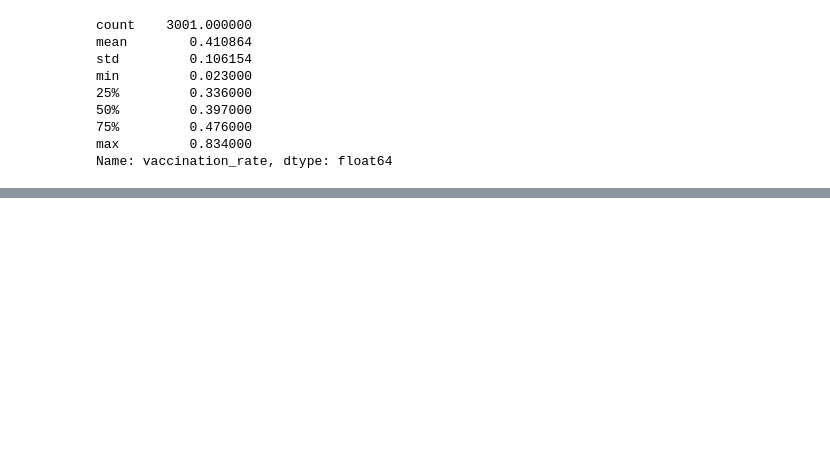
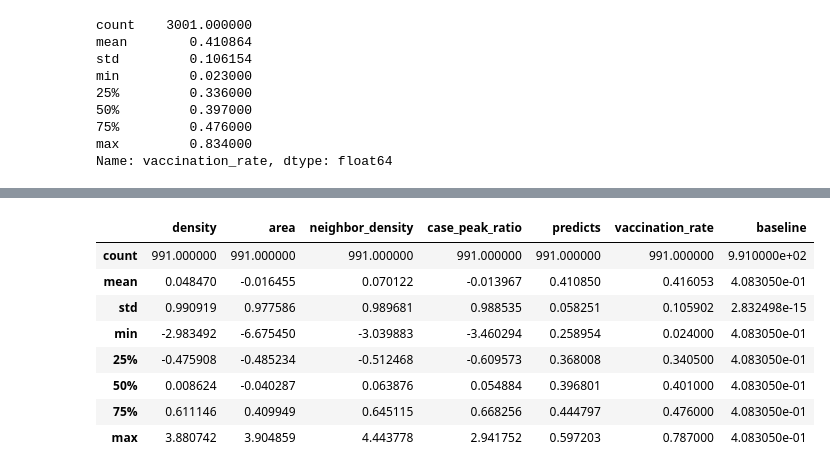
Before and after one commit to feynmanm/covid, a Jupyter notebook: notebooks/CANnotebooks/predictions.ipynb, the cells around one changed output, grey strips where cells are left out. Cells and saved outputs as stored; diff of their text form; code cells hidden in the pictures; blank space fills up the shorter version.

```diff
--- a/notebooks/CANnotebooks/predictions.ipynb
+++ b/notebooks/CANnotebooks/predictions.ipynb
@@ -518,0 +559,12 @@ best
+# %%
+vaccs.describe()
+# %% [output]
+|  | density | area | neighbor_density | case_peak_ratio | predicts | vaccination_rate | baseline |
+| count | 991.000000 | 991.000000 | 991.000000 | 991.000000 | 991.000000 | 991.000000 | 9.910000e+02 |
+| mean | 0.048470 | -0.016455 | 0.070122 | -0.013967 | 0.410850 | 0.416053 | 4.083050e-01 |
+| std | 0.990919 | 0.977586 | 0.989681 | 0.988535 | 0.058251 | 0.105902 | 2.832498e-15 |
+| min | -2.983492 | -6.675450 | -3.039883 | -3.460294 | 0.258954 | 0.024000 | 4.083050e-01 |
+| 25% | -0.475908 | -0.485234 | -0.512468 | -0.609573 | 0.368008 | 0.340500 | 4.083050e-01 |
+| 50% | 0.008624 | -0.040287 | 0.063876 | 0.054884 | 0.396801 | 0.401000 | 4.083050e-01 |
+| 75% | 0.611146 | 0.409949 | 0.645115 | 0.668256 | 0.444797 | 0.476000 | 4.083050e-01 |
+| max | 3.880742 | 3.904859 | 4.443778 | 2.941752 | 0.597203 | 0.787000 | 4.083050e-01 |
```
Also changed, not shown: parts of 24 cells of this notebook, 1 other file.
